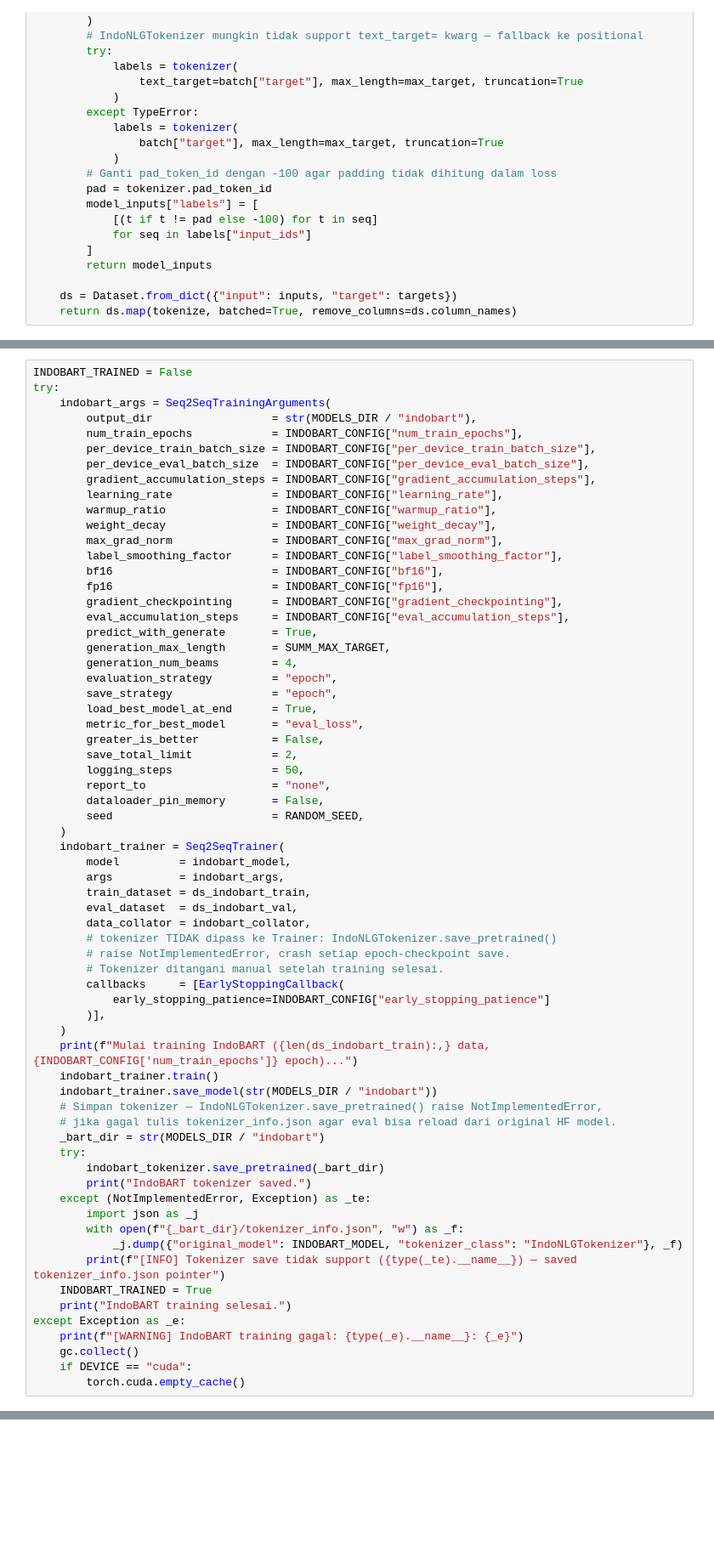
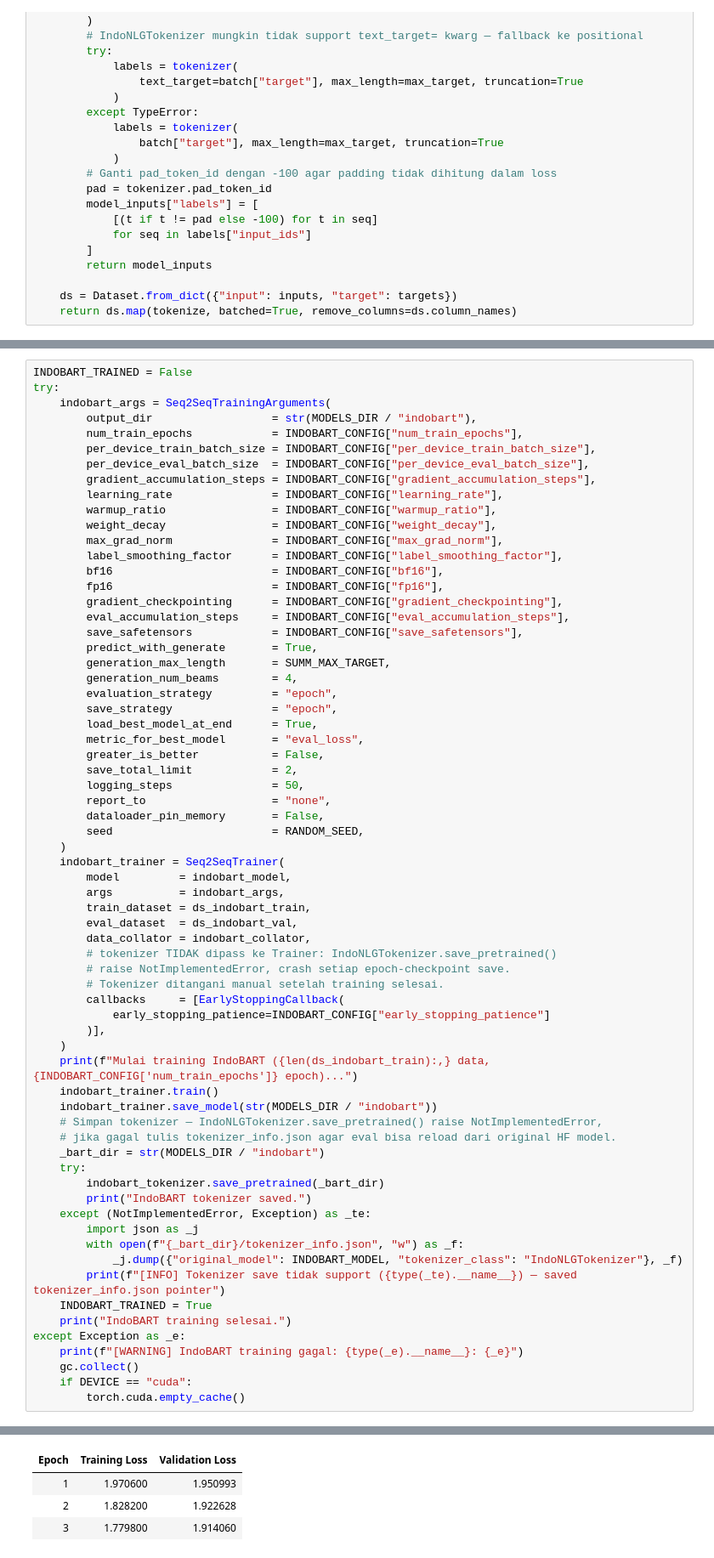
Before and after one commit to FadhRach/NLP-Project-Summarization, a Jupyter notebook: notebook/training_sum.ipynb, the cells around one changed output, grey strips where cells are left out. Shown at 85% size. Saved outputs shown, nothing was run; the diff lists cells and outputs as text; blank space fills up the shorter version.

```diff
--- a/notebook/training_sum.ipynb
+++ b/notebook/training_sum.ipynb
@@ -422,6 +411,7 @@ try:
         fp16                        = INDOBART_CONFIG["fp16"],
         gradient_checkpointing      = INDOBART_CONFIG["gradient_checkpointing"],
         eval_accumulation_steps     = INDOBART_CONFIG["eval_accumulation_steps"],
+        save_safetensors            = INDOBART_CONFIG["save_safetensors"],
         predict_with_generate       = True,
         generation_max_length       = SUMM_MAX_TARGET,
         generation_num_beams        = 4,
@@ -470,3 +460,4 @@ except Exception as _e:
     gc.collect()
     if DEVICE == "cuda":
         torch.cuda.empty_cache()
+# %% [output]
@@ -472,0 +467,4 @@ except Exception as _e:
+| Epoch | Training Loss | Validation Loss |
+| 1 | 1.970600 | 1.950993 |
+| 2 | 1.828200 | 1.922628 |
+| 3 | 1.779800 | 1.914060 |
```
Also changed, not shown: parts of 41 cells of this notebook, 33 other files.
